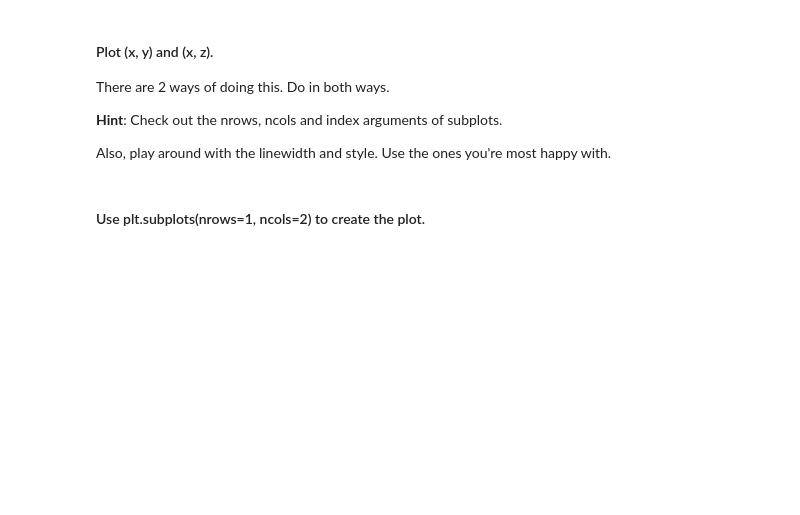
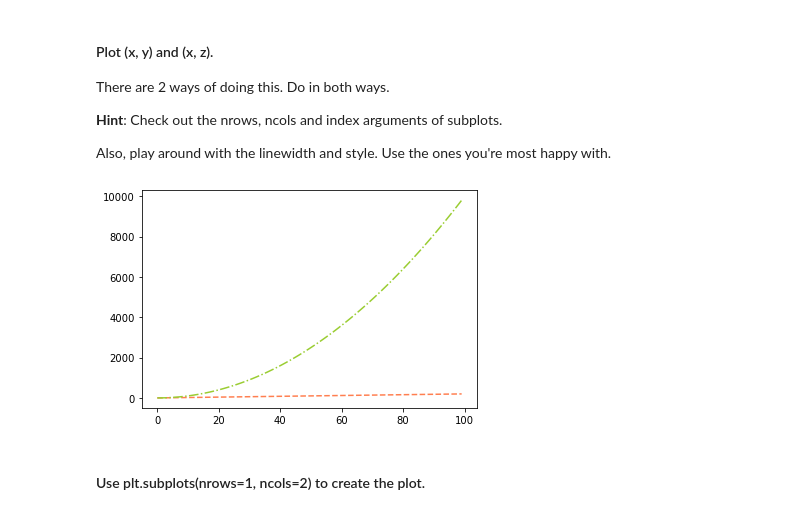
Before and after one commit to ta-datapt-bcn/lab-matplotlib-seaborn, a Jupyter notebook: your-code/main.ipynb, the cells around one changed output. Cells and saved outputs as stored; diff of their text form; code cells hidden in the pictures; blank space fills up the shorter version.

```diff
--- a/your-code/main.ipynb
+++ b/your-code/main.ipynb
@@ -28,2 +26,8 @@ Also, play around with the linewidth and style. Use the ones you're most happy w
+# %%
+# Method 1
+_ = plt.plot(x, y, color='coral', linestyle='--')
+_ = plt.plot(x, z, color='yellowgreen', linestyle='-.')
+# %% [output]
+[figure, added]
 # %% [markdown]
 #### Use plt.subplots(nrows=1, ncols=2) to create the plot.
```
Also changed, not shown: parts of 55 cells of this notebook, 2 other files.
